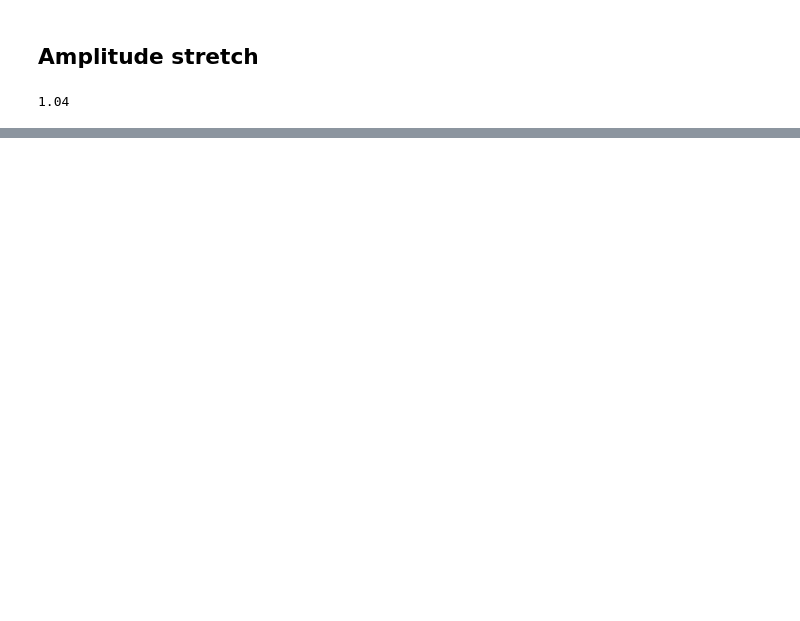
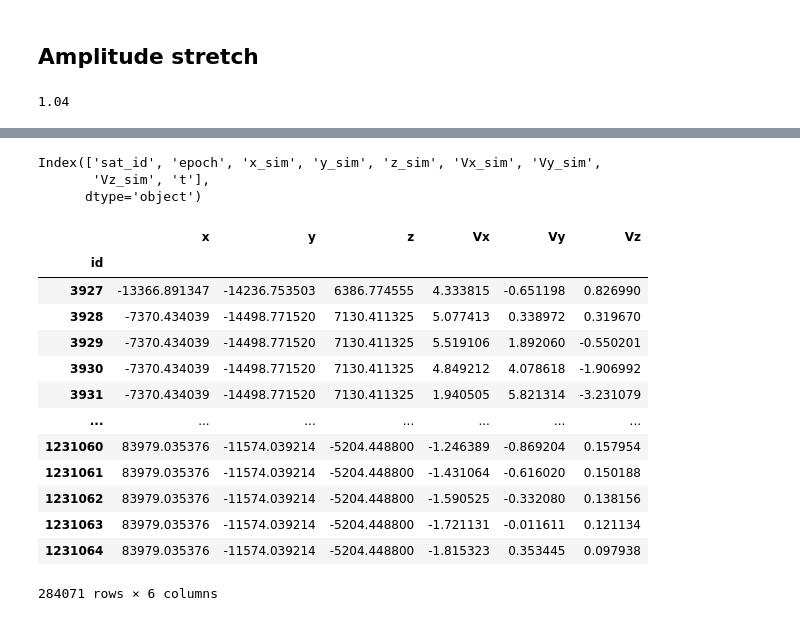
Before and after one commit to Mixanik-43/IDAO-2020, a Jupyter notebook: utils_notebook.ipynb, the cells around one changed output, grey strips where cells are left out. Drawn from its saved outputs; the diff is of its cells as text; code cells hidden in the pictures; blank space fills up the shorter version.

```diff
--- a/utils_notebook.ipynb
+++ b/utils_notebook.ipynb
@@ -379,0 +380,16 @@ set()
+# %%
+for dim in ['x','y','z']:
+    for sat in extreme_amp[dim]:
+        amplitude_list = []
+        for i in np.arange(0.1,1.9,0.05):
+            data = get_satellite_data(s_data,sat)
+            data['t'] = ((pd.to_datetime(data['epoch']) - pd.to_datetime(data['epoch'])[0]) /
+                                np.timedelta64(1, 'D')).astype(float)
+            data = stretch_simulated_feats(data,stretch_dict[sat])
+            data = amp_sim_feats(data,i)
+            metric = smape(data['V{}'.format(dim)].to_numpy(),data['V{}_stretch_amp'.format(dim)].to_numpy())
+            amplitude_list.append((i,metric))
+            #print('i:',i)
+            #print('smape:',metric)
+        best = min(amplitude_list, key = lambda t: t[1])
+        amp_dict[dim][sat] = best[0]
@@ -408,0 +418,11 @@ amp_dict
+# %%
+s_data_test = pd.read_csv('./data/test.csv', index_col= 'id')
+s_data_test['t'] = ((pd.to_datetime(s_data_test['epoch']) - pd.to_datetime(data['epoch'])[0]) /
+                                np.timedelta64(1, 'D')).astype(float)
+s_data_test.columns
+# %% [output]
+Index(['sat_id', 'epoch', 'x_sim', 'y_sim', 'z_sim', 'Vx_sim', 'Vy_sim',
+       'Vz_sim', 't'],
+      dtype='object')
+# %%
+df_list = [get_satellite_data(s_data_test,i) for i in s_track_1]
@@ -408,0 +461,21 @@ amp_dict
+# %%
+submission = pd.concat(df_list)
+submission_columns = ['x','y','z','Vx','Vy','Vz']
+submission = submission[submission_columns]
+# %%
+submission.set_index(s_data_test.index)
+# %% [output]
+|  | x | y | z | Vx | Vy | Vz |
+| id |  |  |  |  |  |  |
+| 3927 | -13366.891347 | -14236.753503 | 6386.774555 | 4.333815 | -0.651198 | 0.826990 |
+| 3928 | -7370.434039 | -14498.771520 | 7130.411325 | 5.077413 | 0.338972 | 0.319670 |
+| 3929 | -7370.434039 | -14498.771520 | 7130.411325 | 5.519106 | 1.892060 | -0.550201 |
+| 3930 | -7370.434039 | -14498.771520 | 7130.411325 | 4.849212 | 4.078618 | -1.906992 |
+| 3931 | -7370.434039 | -14498.771520 | 7130.411325 | 1.940505 | 5.821314 | -3.231079 |
+| ... | ... | ... | ... | ... | ... | ... |
+| 1231060 | 83979.035376 | -11574.039214 | -5204.448800 | -1.246389 | -0.869204 | 0.157954 |
+| 1231061 | 83979.035376 | -11574.039214 | -5204.448800 | -1.431064 | -0.616020 | 0.150188 |
+| 1231062 | 83979.035376 | -11574.039214 | -5204.448800 | -1.590525 | -0.332080 | 0.138156 |
+| 1231063 | 83979.035376 | -11574.039214 | -5204.448800 | -1.721131 | -0.011611 | 0.121134 |
+| 1231064 | 83979.035376 | -11574.039214 | -5204.448800 | -1.815323 | 0.353445 | 0.097938 |
+284071 rows × 6 columns
```
Also changed, not shown: parts of 39 cells of this notebook.
